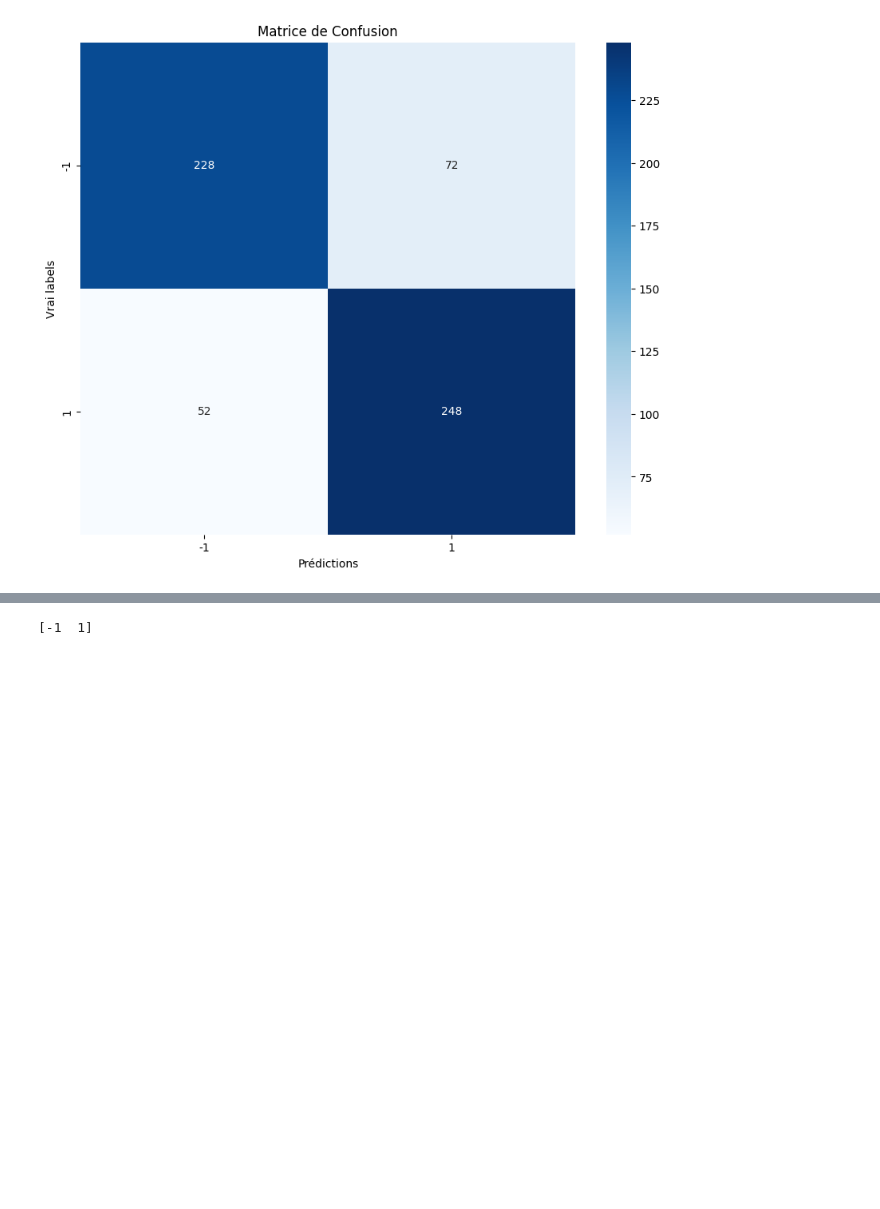
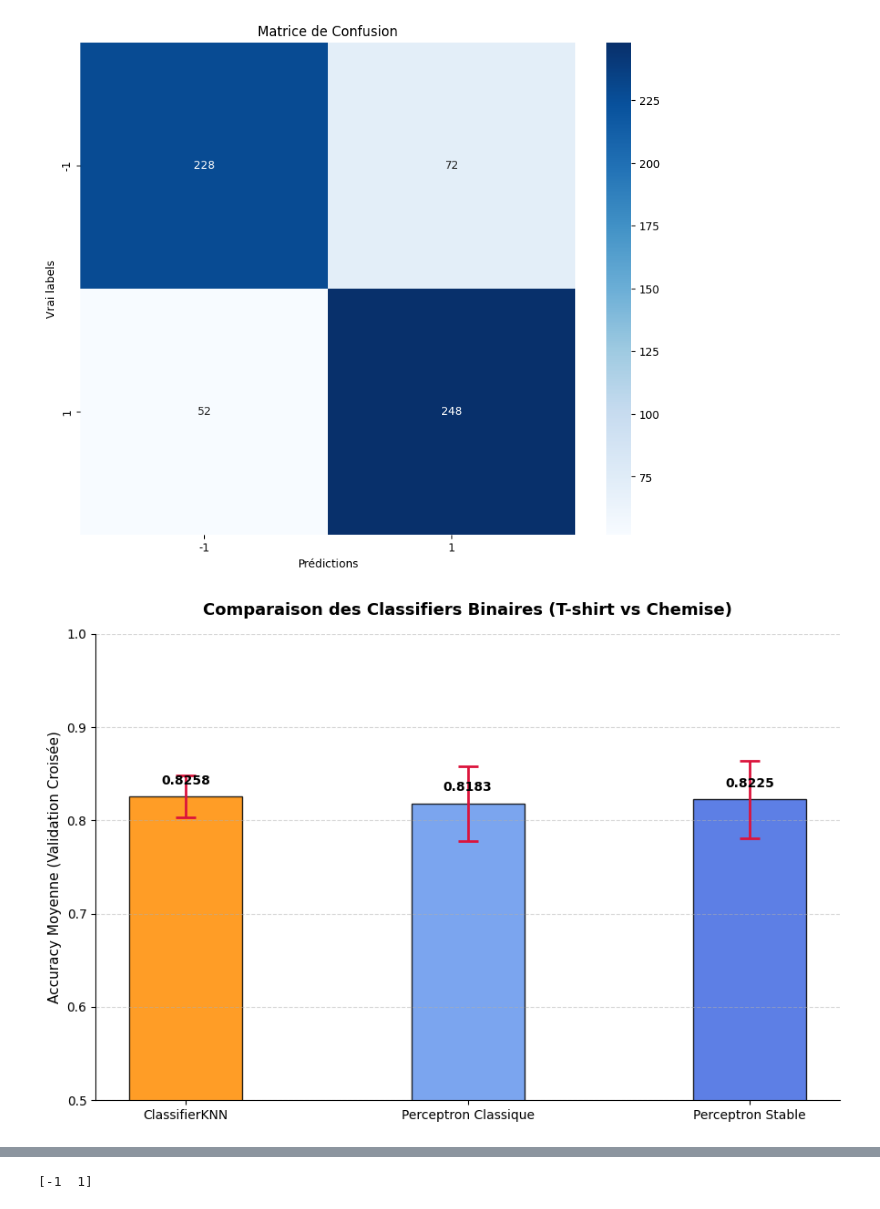
Before and after one commit to Aooooult/fashion-mnist-project, a Jupyter notebook: Projet/projet-GURENKO_NOEL.ipynb, the cells around one changed output, grey strips where cells are left out. Saved outputs shown, nothing was run; the diff lists cells and outputs as text; code cells hidden in the pictures; blank space fills up the shorter version.

Commit message:
validation croisse et visualisation de la frontière de decision. conclusion pour classifiers binaires

```diff
--- a/Projet/projet-GURENKO_NOEL.ipynb
+++ b/Projet/projet-GURENKO_NOEL.ipynb
@@ -644,0 +669,17 @@ comme le choix le plus fiable et le plus robuste mathématiquement.
+# %%
+"""
+DEUXIEME ETAPE: Validation Croisée Globale (Version avec fonction graphique)
+"""
+np.random.seed(42)
+_, moy_knn, std_knn = ev.validation_croisee(knn_clf, DS_binaire, nb_iter=4, stratified=True)
+_, moy_per, std_per = ev.validation_croisee(perceptron_cl, DS_binaire, nb_iter=4, stratified=True)
+_, moy_st, std_st = ev.validation_croisee(perceptron_st, DS_binaire, nb_iter=4, stratified=True)
+
+noms = ['ClassifierKNN', 'Perceptron Classique', 'Perceptron Stable']
+moyennes = [moy_knn, moy_per, moy_st]
+ecarts_types = [std_knn, std_per, std_st]
+
+vis.plot_comparaison_classifiers(noms, moyennes, ecarts_types,
+                             title="Comparaison des Classifiers Binaires (T-shirt vs Chemise)")
+# %% [output]
+[figure, added]
```
Also changed, not shown: parts of 4 cells of this notebook, 1 other file.
